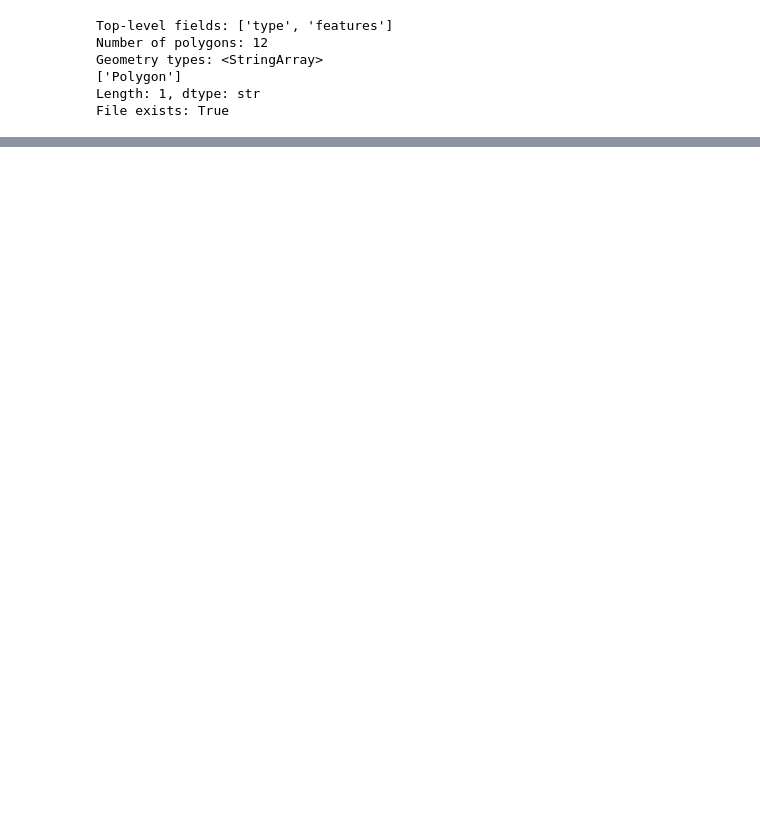
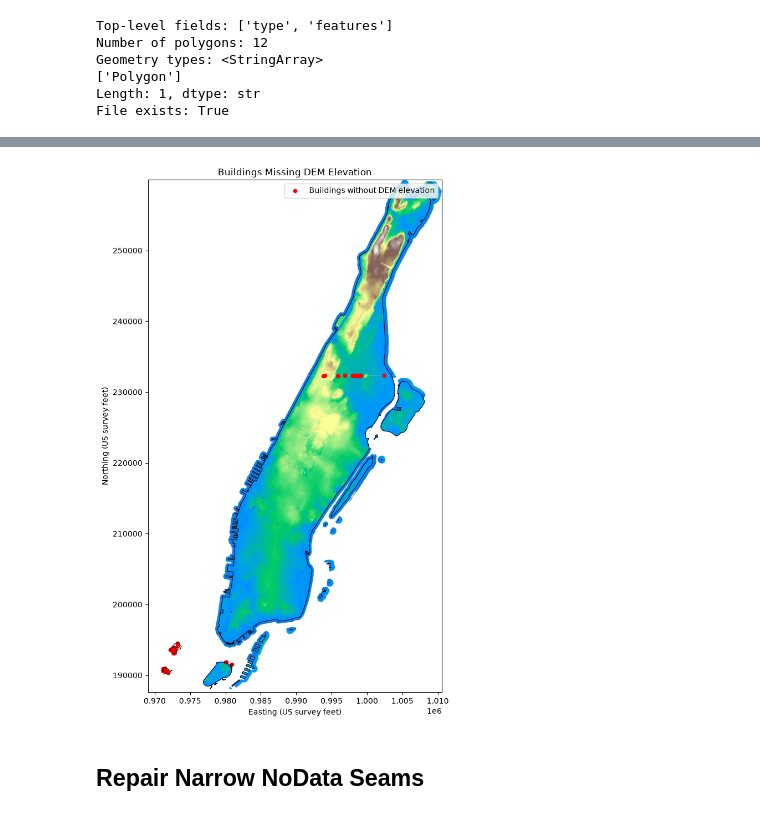
Before and after one commit to hjr998x/manhattan-pluvial-flood-risk, a Jupyter notebook: notebooks/03_terrain_data.ipynb, the cells around one changed output, grey strips where cells are left out. Drawn from its saved outputs; the diff is of its cells as text; code cells hidden in the pictures; blank space fills up the shorter version.

```diff
--- a/notebooks/03_terrain_data.ipynb
+++ b/notebooks/03_terrain_data.ipynb
@@ -793,0 +820,38 @@ Valid pixels: 0
+# %%
+figure, axis = plt.subplots(figsize=(7, 12))
+
+axis.imshow(
+    analysis_dem,
+    cmap="terrain",
+    extent=[
+        analysis_bounds.left,
+        analysis_bounds.right,
+        analysis_bounds.bottom,
+        analysis_bounds.top,
+    ],
+    origin="upper",
+)
+
+manhattan_boundary.boundary.plot(
+    ax=axis,
+    color="black",
+    linewidth=0.7,
+)
+
+missing_buildings.plot(
+    ax=axis,
+    color="red",
+    markersize=20,
+    label="Buildings without DEM elevation",
+)
+
+axis.set_title("Buildings Missing DEM Elevation")
+axis.set_xlabel("Easting (US survey feet)")
+axis.set_ylabel("Northing (US survey feet)")
+axis.legend()
+
+plt.show()
+# %% [output]
+[figure, added]
+# %% [markdown]
+## Repair Narrow NoData Seams
```
Also changed, not shown: parts of 33 cells of this notebook, 1 other file.
